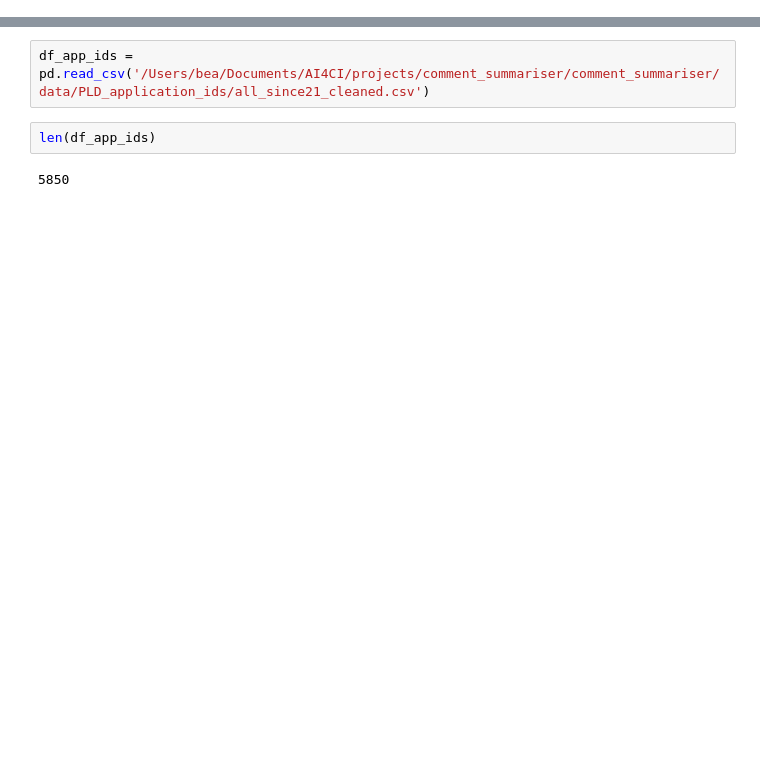
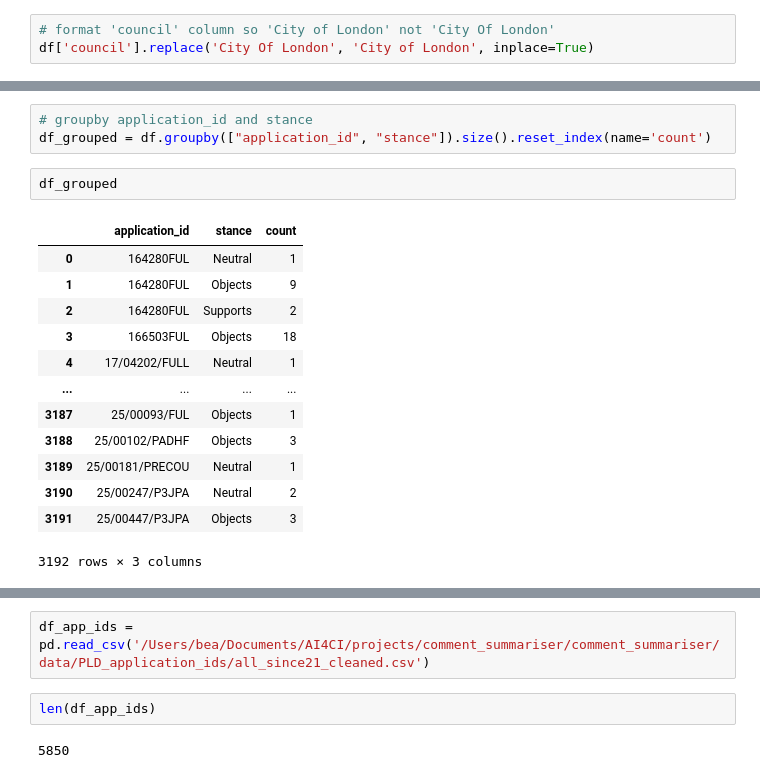
Before and after one commit to Bea-Taylor/nimby_nlp, a Jupyter notebook: nbs/1_1_0_summary_analysis.ipynb, the cells around one changed output, grey strips where cells are left out. Saved outputs shown, nothing was run; the diff lists cells and outputs as text; blank space fills up the shorter version.

```diff
--- a/nbs/1_1_0_summary_analysis.ipynb
+++ b/nbs/1_1_0_summary_analysis.ipynb
@@ -19,0 +33,3 @@ len(df)
+# %%
+# format 'council' column so 'City of London' not 'City Of London'
+df['council'].replace('City Of London', 'City of London', inplace=True)
@@ -19,0 +66,19 @@ len(df)
+# %%
+# groupby application_id and stance
+df_grouped = df.groupby(["application_id", "stance"]).size().reset_index(name='count')
+# %%
+df_grouped
+# %% [output]
+|  | application_id | stance | count |
+| 0 | 164280FUL | Neutral | 1 |
+| 1 | 164280FUL | Objects | 9 |
+| 2 | 164280FUL | Supports | 2 |
+| 3 | 166503FUL | Objects | 18 |
+| 4 | 17/04202/FULL | Neutral | 1 |
+| ... | ... | ... | ... |
+| 3187 | 25/00093/FUL | Objects | 1 |
+| 3188 | 25/00102/PADHF | Objects | 3 |
+| 3189 | 25/00181/PRECOU | Neutral | 1 |
+| 3190 | 25/00247/P3JPA | Neutral | 2 |
+| 3191 | 25/00447/P3JPA | Objects | 3 |
+3192 rows × 3 columns
```
Also changed, not shown: parts of 14 cells of this notebook.
